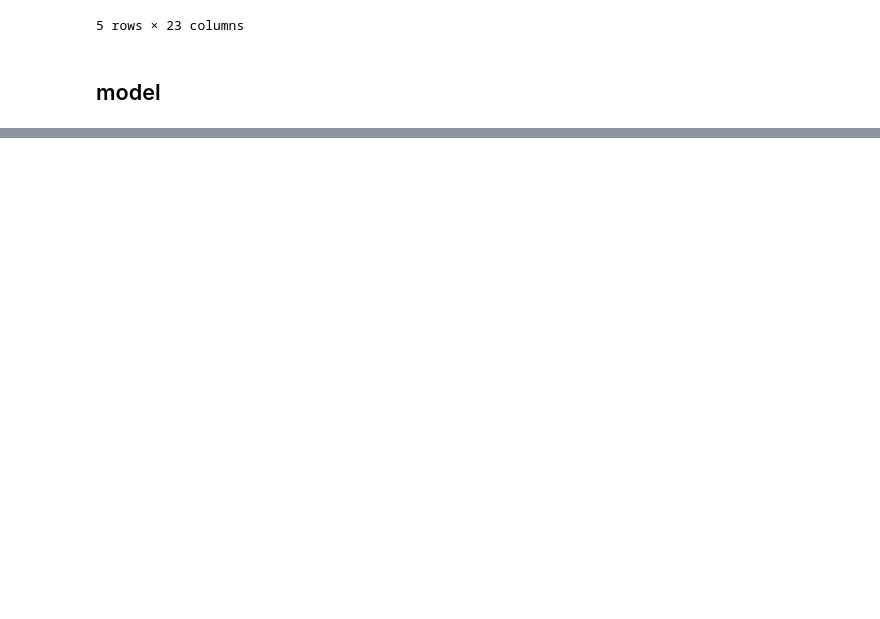
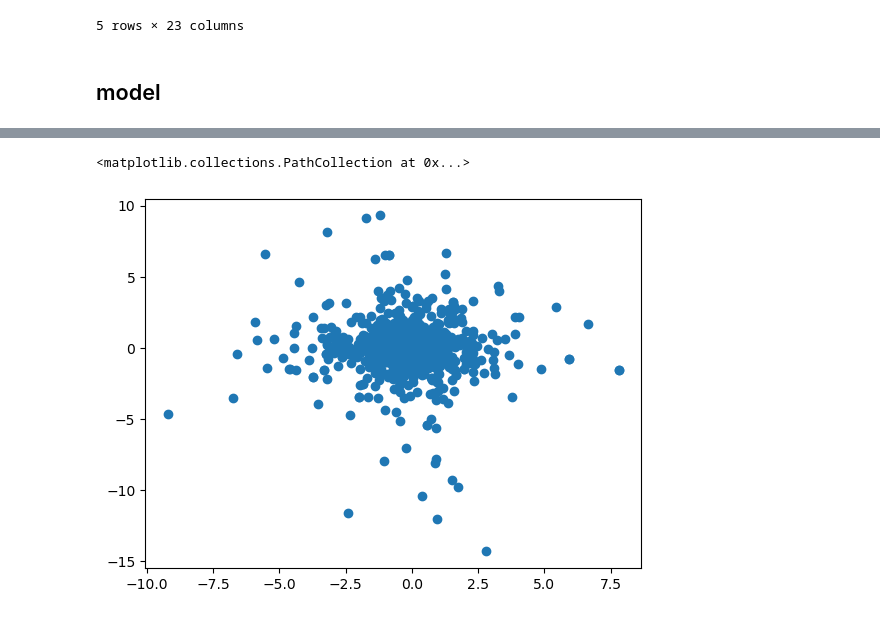
Before and after one commit to lrncjrssn/DS8_eindproject, a Jupyter notebook: Clustering.ipynb, the cells around one changed output, grey strips where cells are left out. Drawn from its saved outputs; the diff is of its cells as text; code cells hidden in the pictures; blank space fills up the shorter version.

```diff
--- a/Clustering.ipynb
+++ b/Clustering.ipynb
@@ -48,0 +164,5 @@ x_train, x_test, y_train, y_test = train_test_split(X, Y, test_size=0.2, random_
+# %%
+plt.scatter(df_all.x, df_all.y)
+# %% [output]
+<matplotlib.collections.PathCollection at 0x...>
+[figure, added]
```
Also changed, not shown: parts of 11 cells of this notebook, 1 other file.
